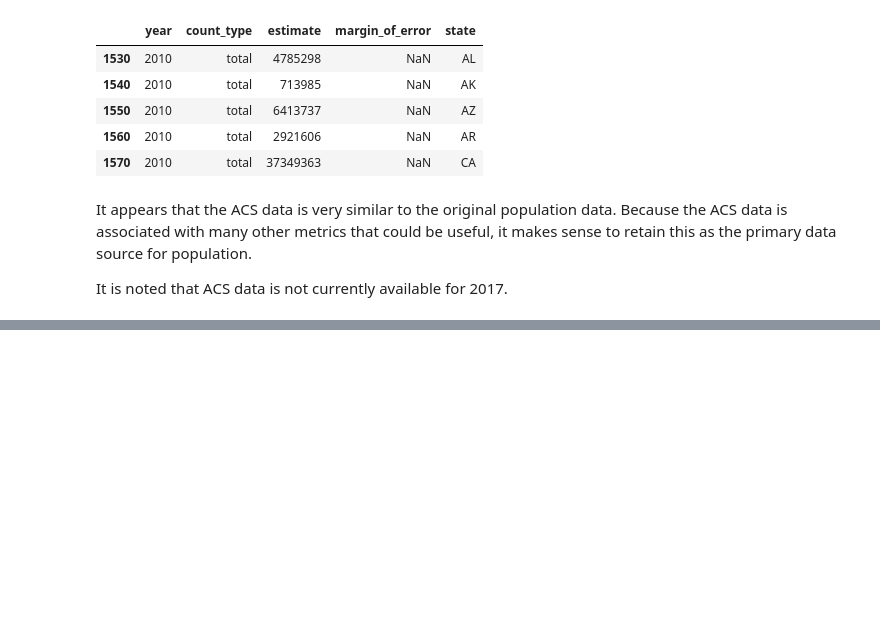
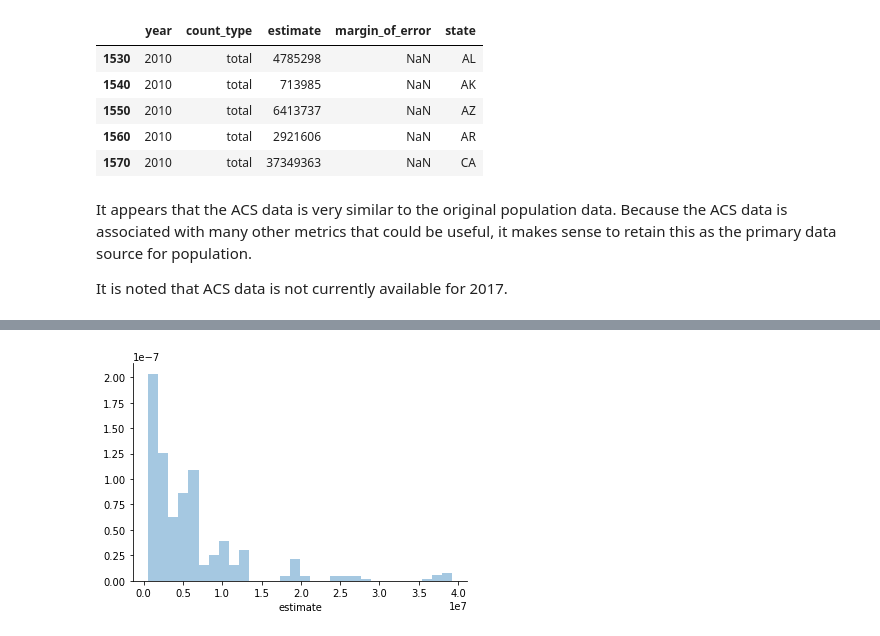
Before and after one commit to rebeccaebarnes/Homelessness, a Jupyter notebook: population.ipynb, the cells around one changed output, grey strips where cells are left out. Drawn from its saved outputs; the diff is of its cells as text; code cells hidden in the pictures; blank space fills up the shorter version.

Commit message:
eda: Explore state total population changes

```diff
--- a/population.ipynb
+++ b/population.ipynb
@@ -354,0 +359,2 @@ It is noted that ACS data is not currently available for 2017.
+# %%
+df = pd.read_csv('datasets/population_acs.csv')
@@ -354,0 +374,5 @@ It is noted that ACS data is not currently available for 2017.
+# %%
+sns.distplot(df.query('count_type == "total"').estimate, kde=False, norm_hist=True)
+sns.despine();
+# %% [output]
+[figure, added]
```
Also changed, not shown: parts of 36 cells of this notebook.
